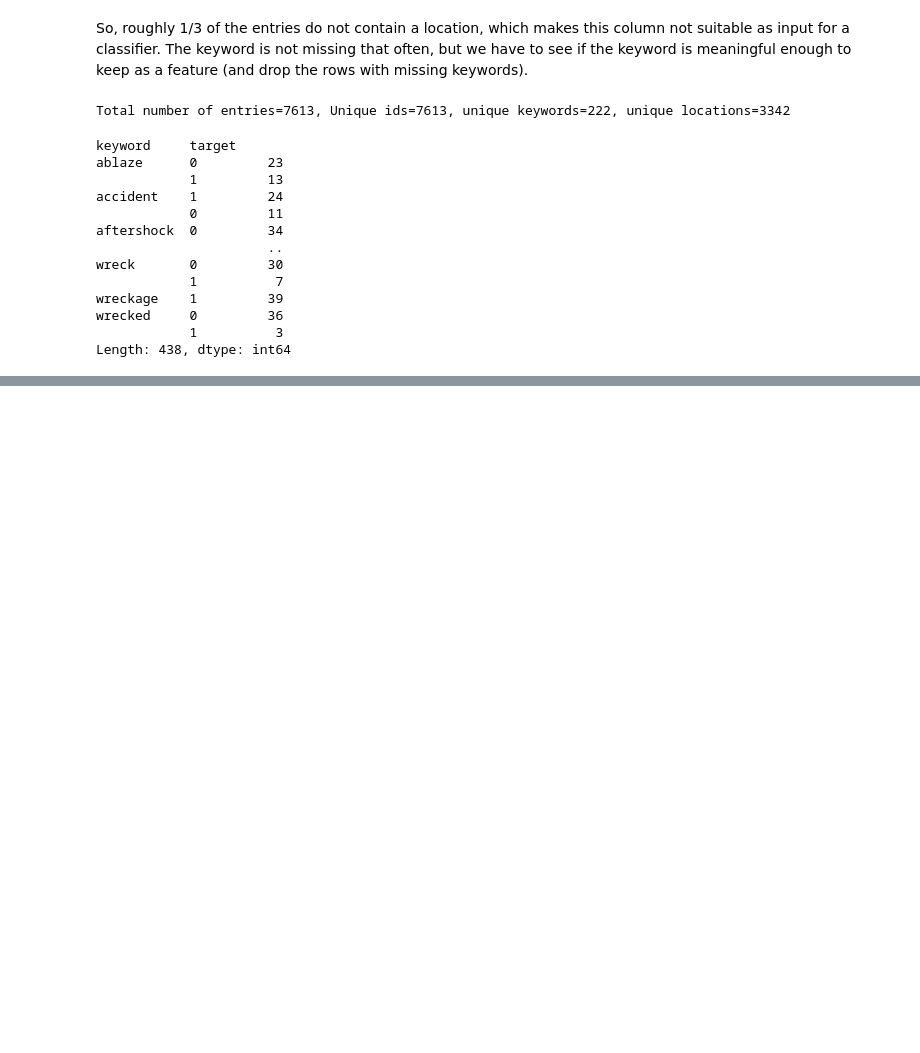
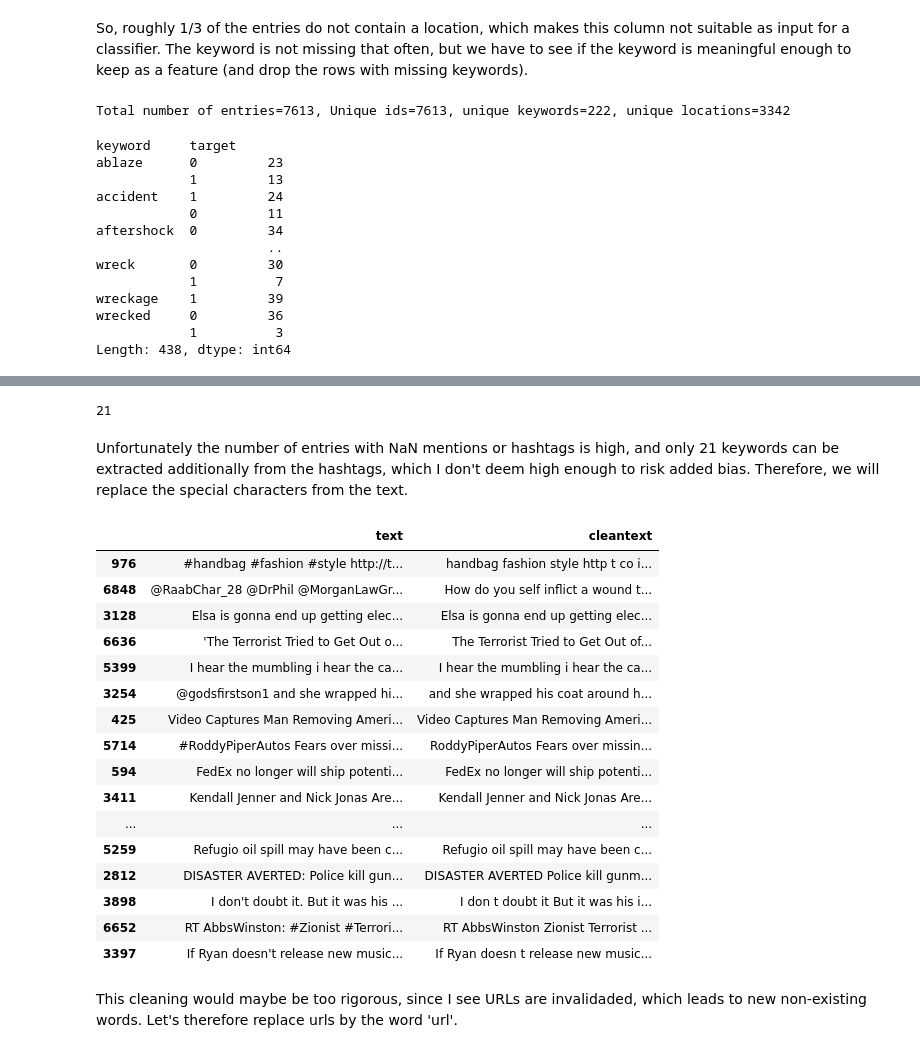
Before and after one commit to Pdegoffau/kaggle-nlp-disaster, a Jupyter notebook: kaggle-nlp-disaster.ipynb, the cells around one changed output, grey strips where cells are left out. Drawn from its saved outputs; the diff is of its cells as text; code cells hidden in the pictures; blank space fills up the shorter version.

```diff
--- a/kaggle-nlp-disaster.ipynb
+++ b/kaggle-nlp-disaster.ipynb
@@ -85,0 +160,38 @@ Length: 438, dtype: int64
+# %%
+df_train[df_train['keyword'].isna()]['hashtags'].notna().sum()
+# %% [output]
+21
+# %% [markdown]
+Unfortunately the number of entries with NaN mentions or hashtags is high, and only 21 keywords can be extracted additionally from the hashtags, which I don't deem high enough to risk added bias. Therefore, we will replace the special characters from the text.
+# %%
+
+def replace_matches(sentence,expr,replacement) :
+
+    return re.sub(expr,replacement,sentence)
+
+# remove mentions
+df_train['cleantext'] = df_train['text'].apply(lambda string: replace_matches(string, mention_str, ' ')).apply(lambda y: np.nan if len(y)==0 else y)
+
+# replace special characters
+df_train['cleantext'] = df_train['cleantext'].apply(lambda string: replace_matches(string, special_chars, ' ')).apply(lambda y: np.nan if len(y)==0 else y)
+df_train[['text','cleantext']].sample(50)
+# %% [output]
+|  | text | cleantext |
+| 976 | #handbag #fashion #style http://t... | handbag fashion style http t co i... |
+| 6848 | @RaabChar_28 @DrPhil @MorganLawGr... | How do you self inflict a wound t... |
+| 3128 | Elsa is gonna end up getting elec... | Elsa is gonna end up getting elec... |
+| 6636 | 'The Terrorist Tried to Get Out o... | The Terrorist Tried to Get Out of... |
+| 5399 | I hear the mumbling i hear the ca... | I hear the mumbling i hear the ca... |
+| 3254 | @godsfirstson1 and she wrapped hi... | and she wrapped his coat around h... |
+| 425 | Video Captures Man Removing Ameri... | Video Captures Man Removing Ameri... |
+| 5714 | #RoddyPiperAutos Fears over missi... | RoddyPiperAutos Fears over missin... |
+| 594 | FedEx no longer will ship potenti... | FedEx no longer will ship potenti... |
+| 3411 | Kendall Jenner and Nick Jonas Are... | Kendall Jenner and Nick Jonas Are... |
+| ... | ... | ... |
+| 5259 | Refugio oil spill may have been c... | Refugio oil spill may have been c... |
+| 2812 | DISASTER AVERTED: Police kill gun... | DISASTER AVERTED Police kill gunm... |
+| 3898 | I don't doubt it. But it was his ... | I don t doubt it But it was his i... |
+| 6652 | RT AbbsWinston: #Zionist #Terrori... | RT AbbsWinston Zionist Terrorist ... |
+| 3397 | If Ryan doesn't release new music... | If Ryan doesn t release new music... |
+# %% [markdown]
+This cleaning would maybe be too rigorous, since I see URLs are invalidaded, which leads to new non-existing words. Let's therefore replace urls by the word 'url'.
```
Also changed, not shown: parts of 7 cells of this notebook.
